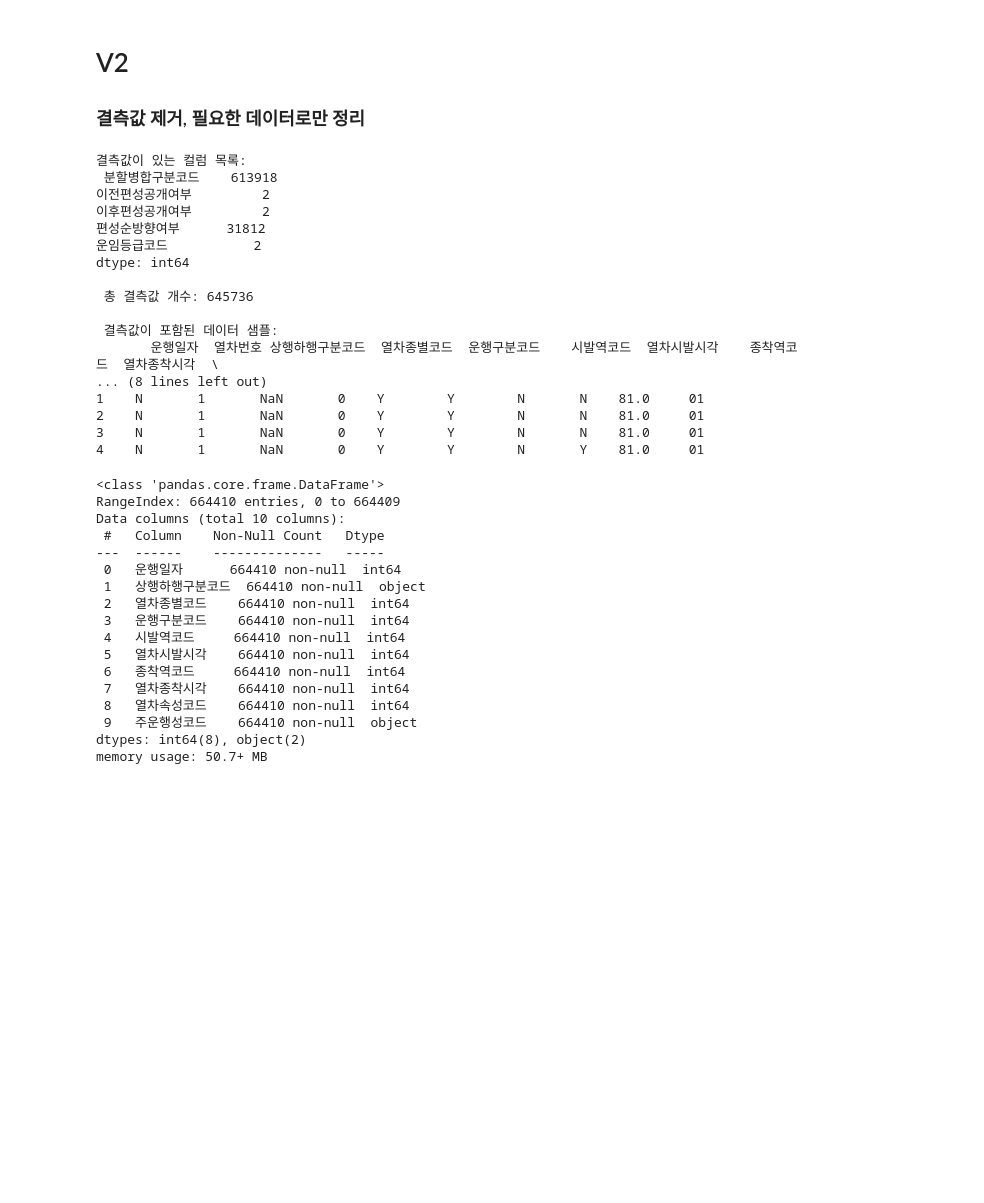
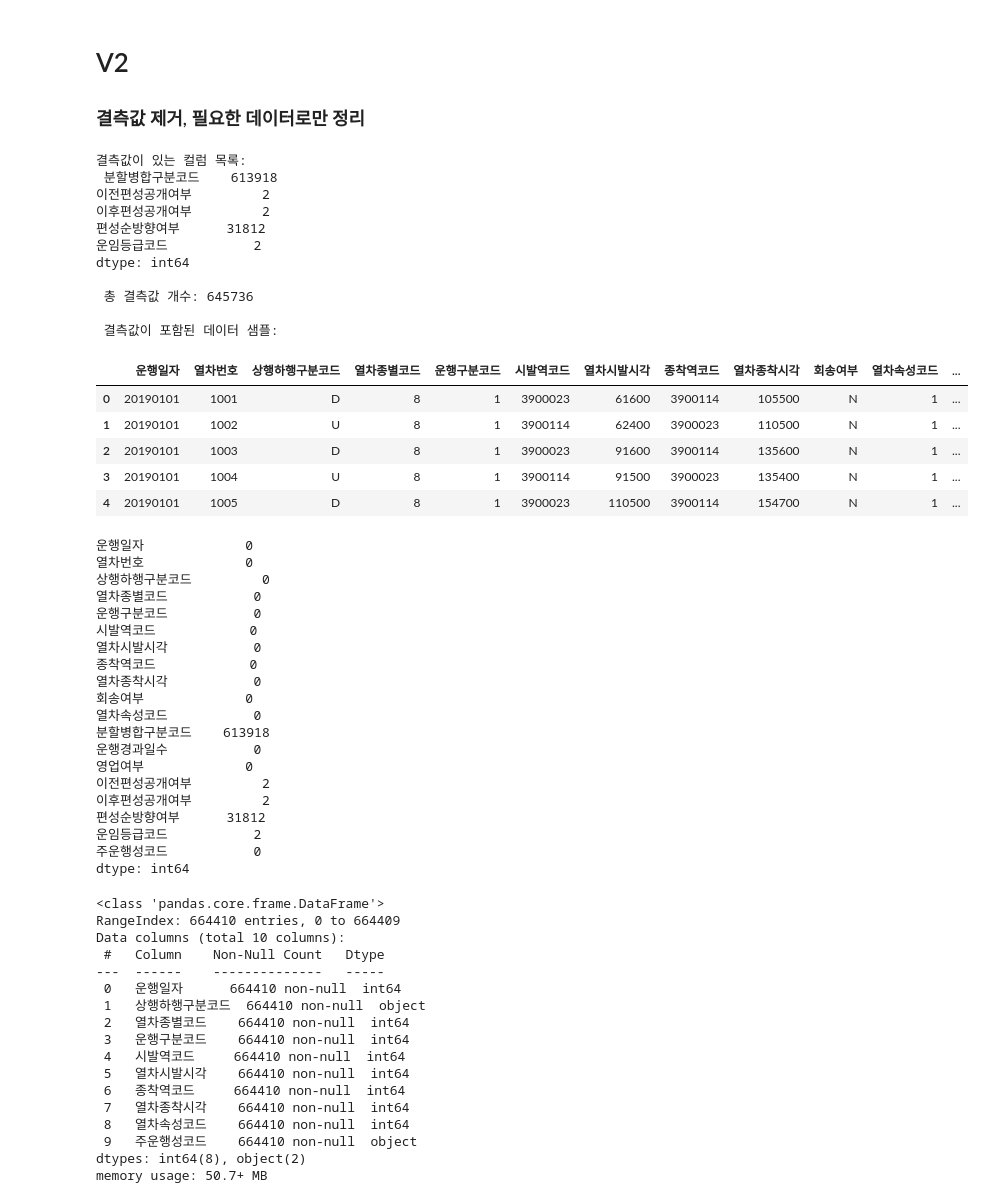
Before and after one commit to encore-SKN11/EDA-6Team, a Jupyter notebook: eda_code/train_v2.ipynb, the cells around one changed output. Saved outputs shown, nothing was run; the diff lists cells and outputs as text; code cells hidden in the pictures; blank space fills up the shorter version.

```diff
--- a/eda_code/train_v2.ipynb
+++ b/eda_code/train_v2.ipynb
@@ -87,40 +76,60 @@ df.to_csv(output_path, index=False)
 # %%
 file_path = "./train_data/data_v2/19_21_v1.csv"
 df = pd.read_csv(file_path)
 
 # 결측값 개수 확인
 missing_values = df.isnull().sum()
 
 # 결측값이 있는 컬럼만 출력
 missing_values = missing_values[missing_values > 0]
 
 if missing_values.empty:
     print(" 결측값이 없습니다.")
 else:
     print("결측값이 있는 컬럼 목록:\n", missing_values)
     print("\n 총 결측값 개수:", missing_values.sum())
 
     # 결측값이 포함된 행 출력 (일부만 확인)
     print("\n 결측값이 포함된 데이터 샘플:")
-    print(df[df.isnull().any(axis=1)].head())
+    display(df[df.isnull().any(axis=1)].head())
 # %% [output]
 결측값이 있는 컬럼 목록:
  분할병합구분코드    613918
 이전편성공개여부         2
 이후편성공개여부         2
 편성순방향여부      31812
 운임등급코드           2
 dtype: int64
 
  총 결측값 개수: 645736
 
  결측값이 포함된 데이터 샘플:
-       운행일자  열차번호 상행하행구분코드  열차종별코드  운행구분코드    시발역코드  열차시발시각    종착역코드  열차종착시각  \
-... (8 lines left out)
-1    N       1       NaN       0    Y        Y        N       N    81.0     01
-2    N       1       NaN       0    Y        Y        N       N    81.0     01
-3    N       1       NaN       0    Y        Y        N       N    81.0     01
-4    N       1       NaN       0    Y        Y        N       Y    81.0     01
+|  | 운행일자 | 열차번호 | 상행하행구분코드 | 열차종별코드 | 운행구분코드 | 시발역코드 | 열차시발시각 | 종착역코드 | 열차종착시각 | 회송여부 | 열차속성코드 | ... |
+| 0 | 20190101 | 1001 | D | 8 | 1 | 3900023 | 61600 | 3900114 | 105500 | N | 1 | ... |
+| 1 | 20190101 | 1002 | U | 8 | 1 | 3900114 | 62400 | 3900023 | 110500 | N | 1 | ... |
+| 2 | 20190101 | 1003 | D | 8 | 1 | 3900023 | 91600 | 3900114 | 135600 | N | 1 | ... |
+| 3 | 20190101 | 1004 | U | 8 | 1 | 3900114 | 91500 | 3900023 | 135400 | N | 1 | ... |
+| 4 | 20190101 | 1005 | D | 8 | 1 | 3900023 | 110500 | 3900114 | 154700 | N | 1 | ... |
+운행일자             0
+열차번호             0
+상행하행구분코드         0
+열차종별코드           0
+운행구분코드           0
+시발역코드            0
+열차시발시각           0
+종착역코드            0
+열차종착시각           0
+회송여부             0
+열차속성코드           0
+분할병합구분코드    613918
+운행경과일수           0
+영업여부             0
+이전편성공개여부         2
+이후편성공개여부         2
+편성순방향여부      31812
+운임등급코드           2
+주운행성코드           0
+dtype: int64
 # %%
 file_path = "./train_data/data_v2/19_21_v1.csv"
 df = pd.read_csv(file_path)
```
Also changed, not shown: parts of 6 cells of this notebook, 1 other file.
